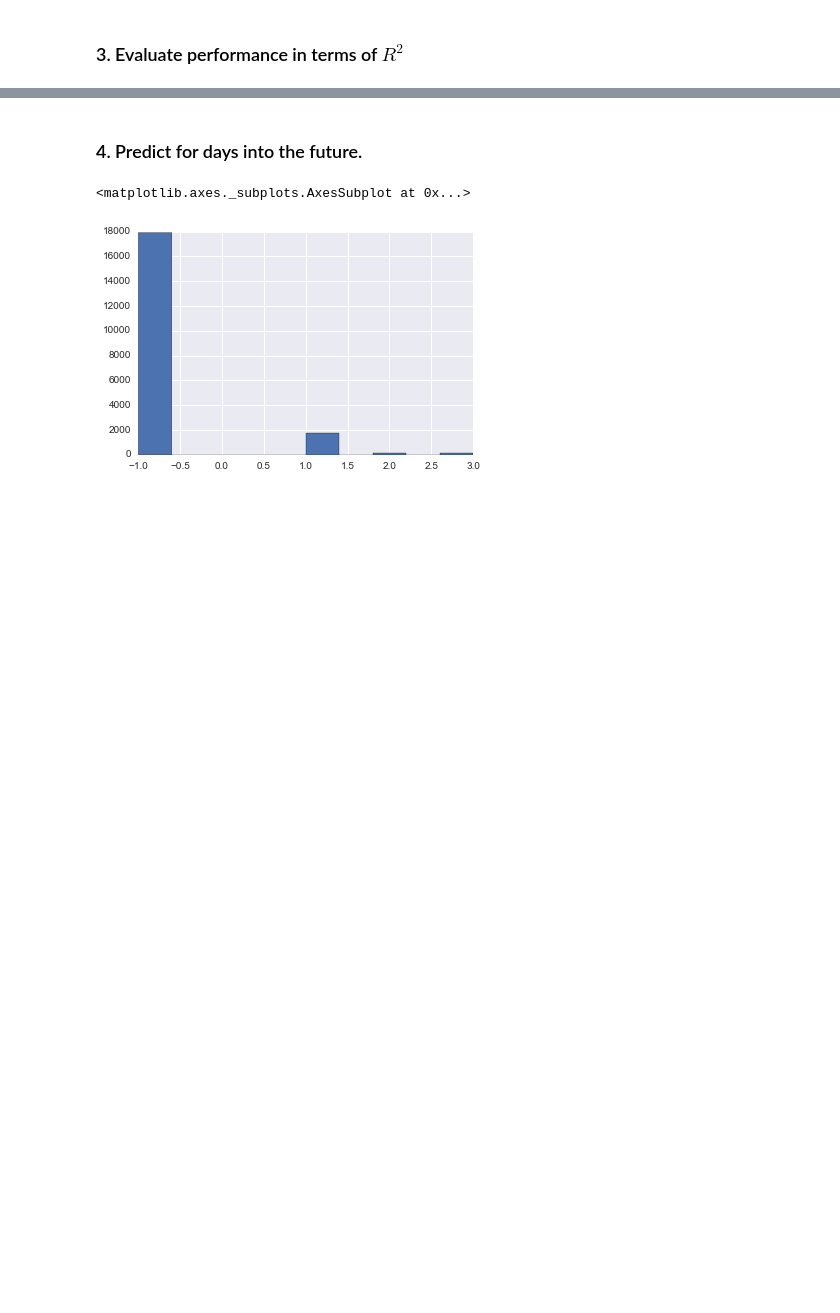
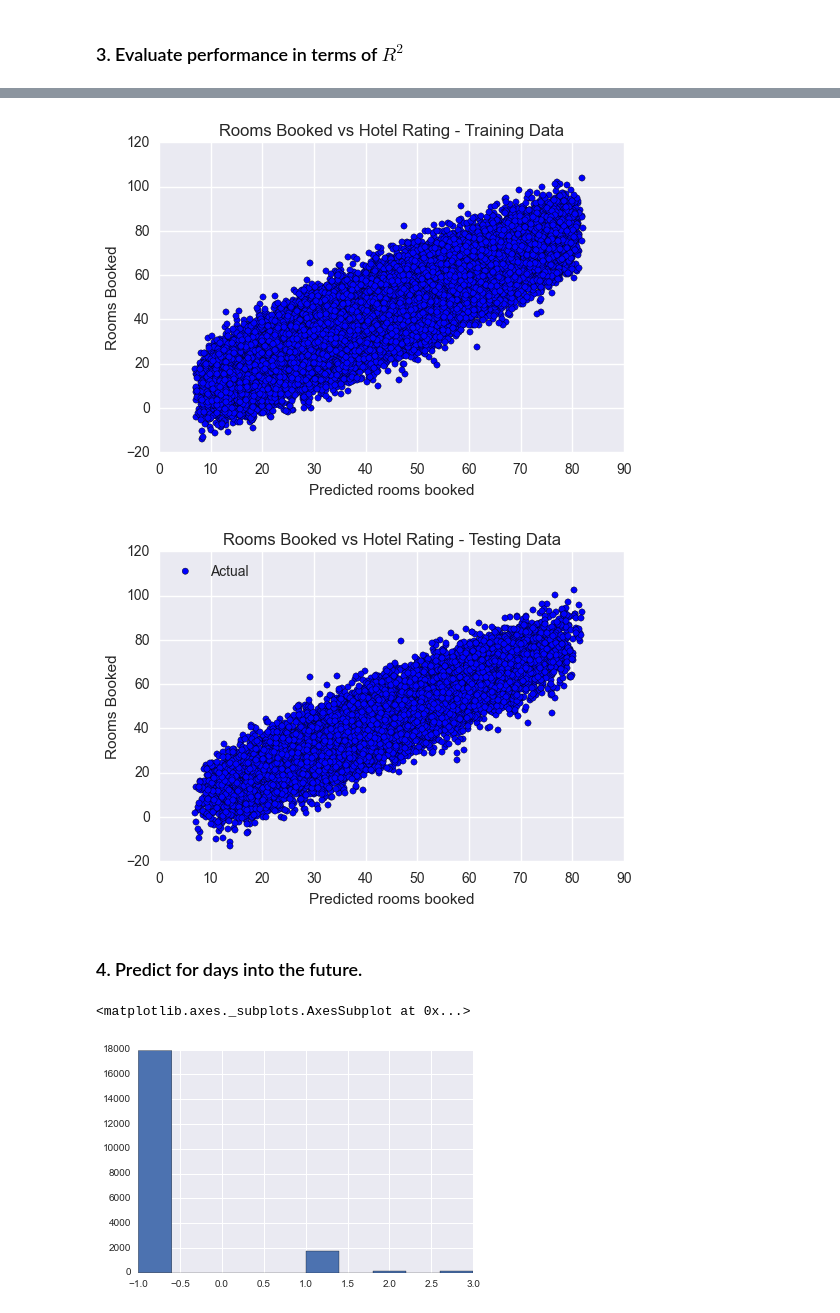
Before and after one commit to CJ-Wright/APMAE4990-, a Jupyter notebook: notebooks/Lecture 2 - Regression Bookingdotcom Case Study.ipynb, the cells around one changed output, grey strips where cells are left out. Saved outputs shown, nothing was run; the diff lists cells and outputs as text; code cells hidden in the pictures; blank space fills up the shorter version.

```diff
--- a/notebooks/Lecture 2 - Regression Bookingdotcom Case Study.ipynb
+++ b/notebooks/Lecture 2 - Regression Bookingdotcom Case Study.ipynb
@@ -220,3 +220,19 @@ plt.plot(y_test,y_test)
+# %%
+plt.ylabel('Rooms Booked')
+plt.xlabel('Predicted rooms booked')
+plt.title('Rooms Booked vs Hotel Rating - Training Data')
+plt.scatter(regr.predict(X_train),y_train)
+plt.show()
+plt.ylabel('Rooms Booked')
+plt.xlabel('Predicted rooms booked')
+plt.title('Rooms Booked vs Hotel Rating - Testing Data')
+plt.scatter(regr.predict(X_test),y_test,label='Actual')
+#plt.plot(X_test['hotel_rating'],regr.predict(X_test),color='r',label='Predicted')
+plt.legend(loc=2)
+plt.show()
+# %% [output]
+[figure, added]
+[figure, added]
 # %% [markdown]
 ### 4. Predict for days into the future.
 # %%
```
Also changed, not shown: parts of 9 cells of this notebook, 2 other files.
